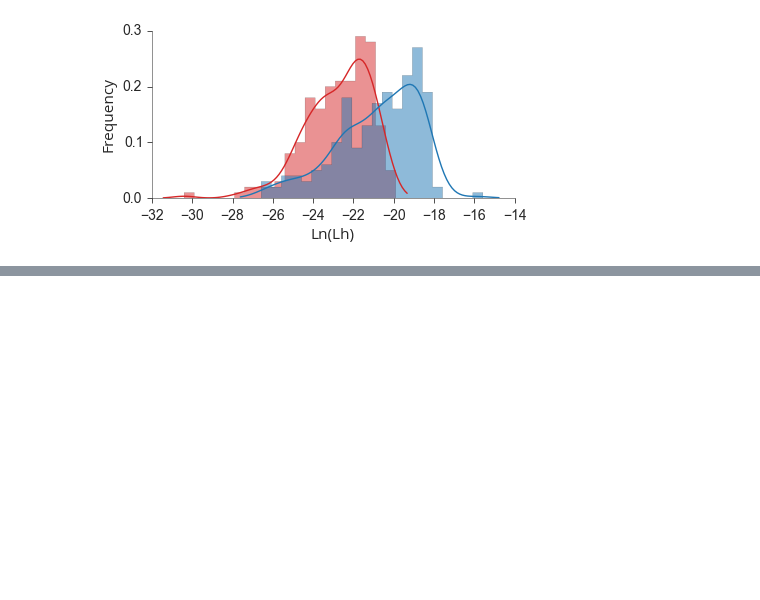
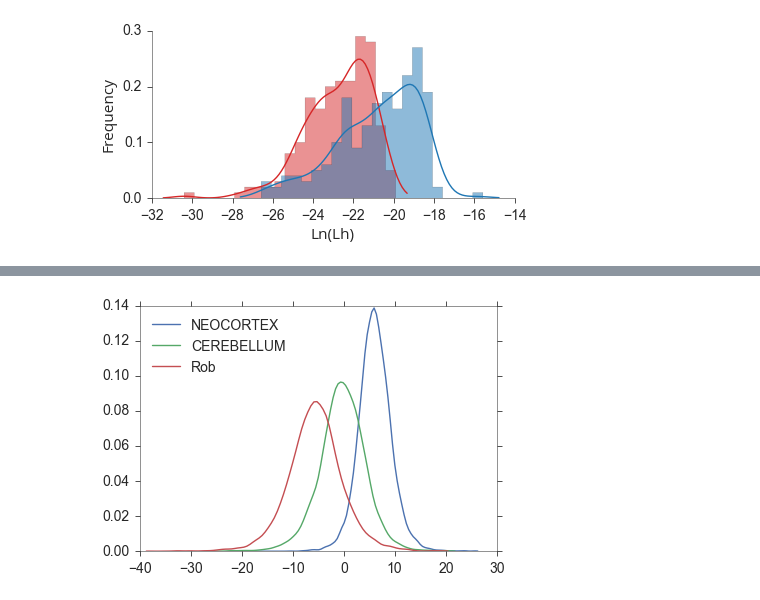
Before and after one commit to qfma/duf1220, a Jupyter notebook: plots/DUF1220-plots.ipynb, the cells around one changed output, grey strips where cells are left out. Saved outputs shown, nothing was run; the diff lists cells and outputs as text; code cells hidden in the pictures; blank space fills up the shorter version.

```diff
--- a/plots/DUF1220-plots.ipynb
+++ b/plots/DUF1220-plots.ipynb
@@ -310,0 +358,4 @@ plt.savefig("2015-03-12-DUF1220-figS3.svg", dpi=None, facecolor='w', edgecolor='
+# %%
+# Read in the data from the excel file and use the second sheet
+neo_cere_rob = pd.read_table('neocortex_cerebellum_rob.txt', sep=' ', encoding='utf-8')
+neo_cere_rob.describe()
@@ -310,0 +372,8 @@ plt.savefig("2015-03-12-DUF1220-figS3.svg", dpi=None, facecolor='w', edgecolor='
+# %%
+sns.set_context("paper", font_scale=1.75)
+sns.set_style("ticks", {"axes.linewidth": 0.5, 'xtick.major.size': 5, 'ytick.major.size': 5})
+sns.kdeplot(neo_cere_rob["NEOCORTEX"]);
+sns.kdeplot(neo_cere_rob["CEREBELLUM"]);
+sns.kdeplot(neo_cere_rob["Rob"]);
+# %% [output]
+[figure, added]
```
Also changed, not shown: parts of 11 cells of this notebook.
